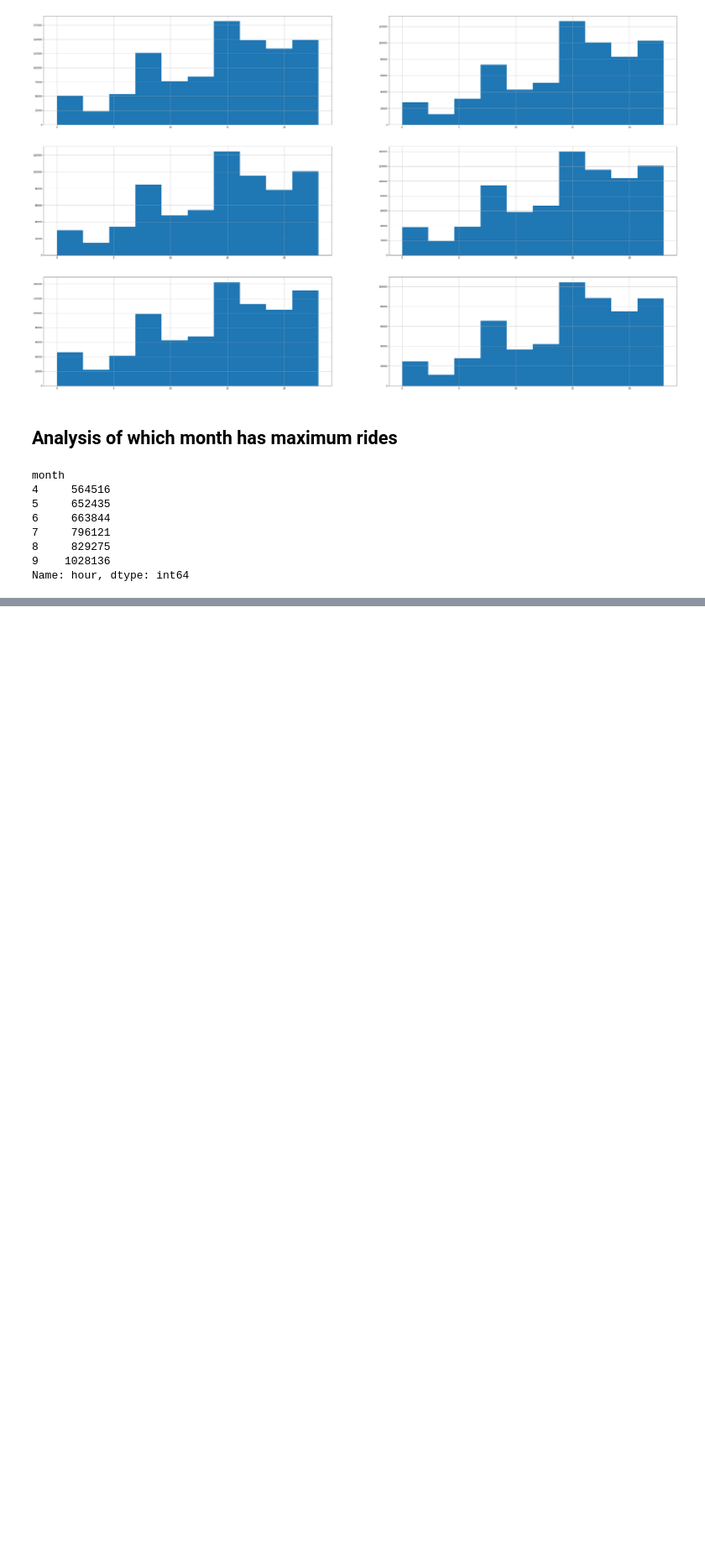
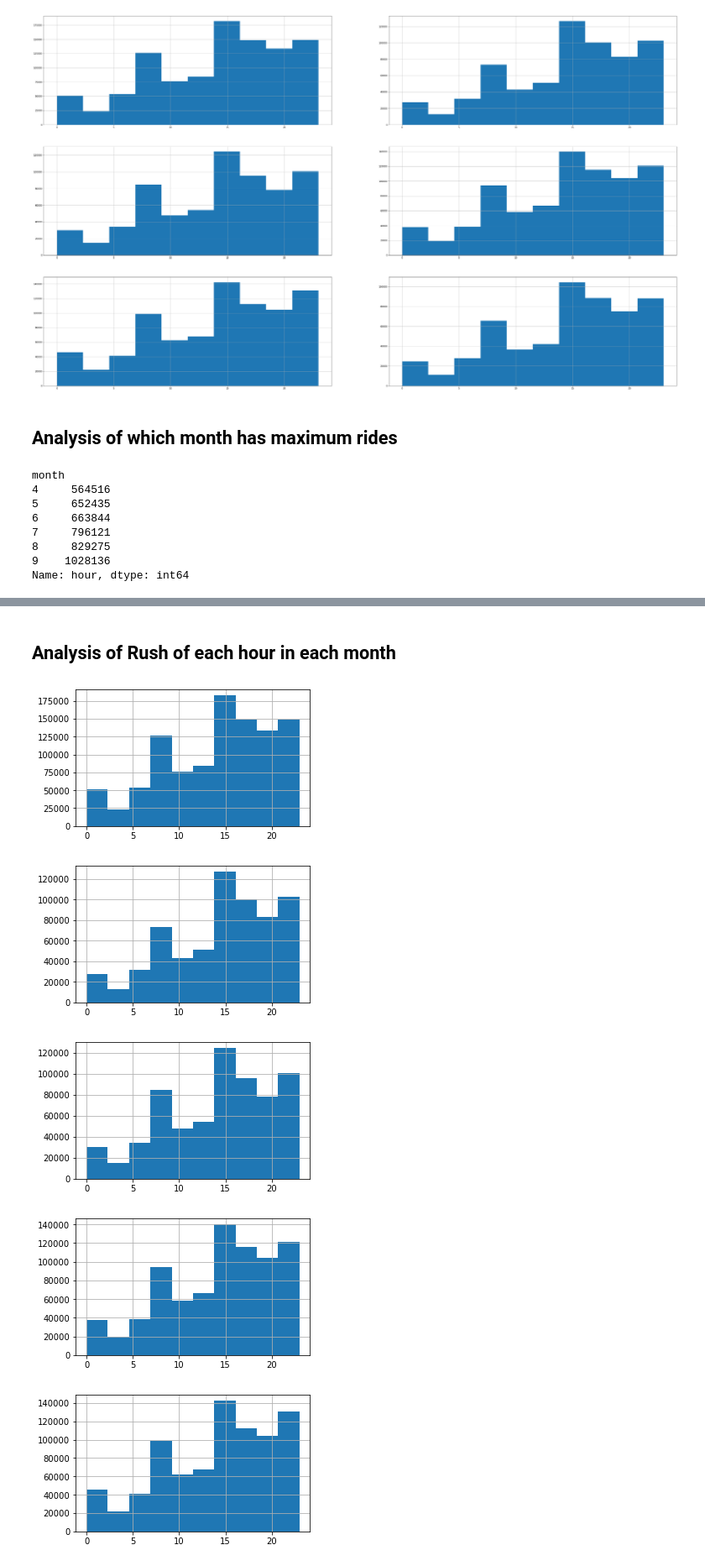
Before and after one commit to Ifegwu/data-analytics, a Jupyter notebook: data-multiple-sources.ipynb, the cells around one changed output, grey strips where cells are left out. Shown at 84% size. Cells and saved outputs as stored; diff of their text form; code cells hidden in the pictures; blank space fills up the shorter version.

Commit message:
analysis of rush hour, which month has max ride, and journey by month

```diff
--- a/data-multiple-sources.ipynb
+++ b/data-multiple-sources.ipynb
@@ -194,0 +199,12 @@ max_month=go.Bar(
+# %% [markdown]
+## Analysis of Rush of each hour in each month
+# %%
+for i in df['month'].unique():
+    plt.figure(figsize=(5,3))
+    df[df['month']==i]['hour'].hist()
+# %% [output]
+[figure, added]
+[figure, added]
+[figure, added]
+[figure, added]
+[figure, added]
```
Also changed, not shown: parts of 7 cells of this notebook.
